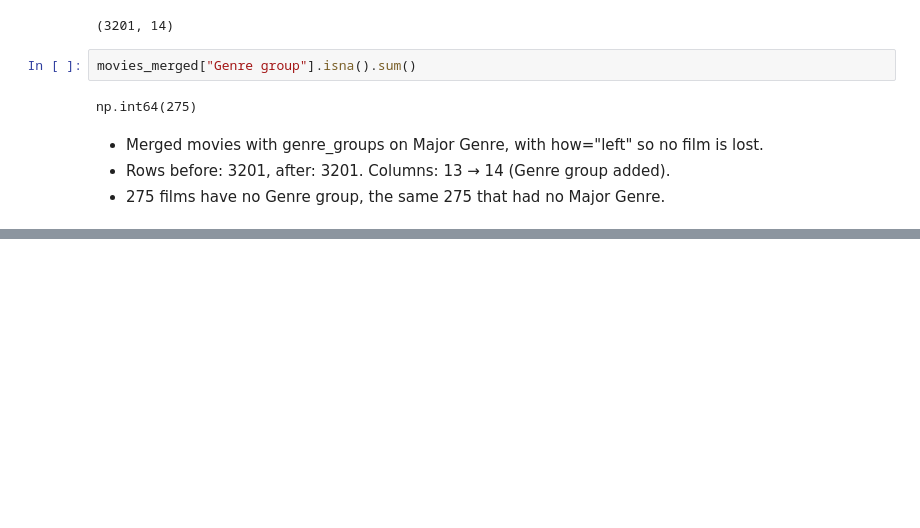
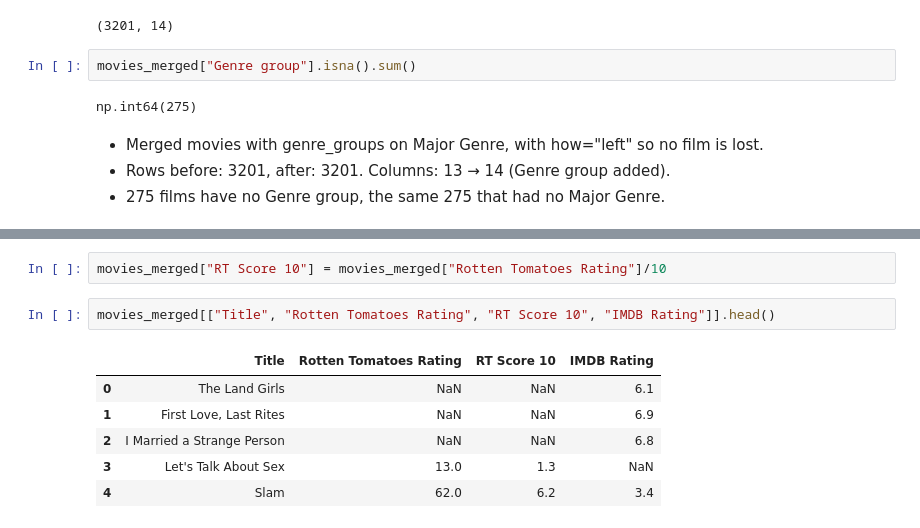
Before and after one commit to Krithika-15/Lexicon, a Jupyter notebook: Data Analysis and visualisation/Project/movies_project.ipynb, the cells around one changed output, grey strips where cells are left out. Saved outputs shown, nothing was run; the diff lists cells and outputs as text; blank space fills up the shorter version.

```diff
--- a/Data Analysis and visualisation/Project/movies_project.ipynb
+++ b/Data Analysis and visualisation/Project/movies_project.ipynb
@@ -313,0 +361,11 @@ np.int64(275)
+# %%
+movies_merged["RT Score 10"] = movies_merged["Rotten Tomatoes Rating"]/10
+# %%
+movies_merged[["Title", "Rotten Tomatoes Rating", "RT Score 10", "IMDB Rating"]].head()
+# %% [output]
+|  | Title | Rotten Tomatoes Rating | RT Score 10 | IMDB Rating |
+| 0 | The Land Girls | NaN | NaN | 6.1 |
+| 1 | First Love, Last Rites | NaN | NaN | 6.9 |
+| 2 | I Married a Strange Person | NaN | NaN | 6.8 |
+| 3 | Let's Talk About Sex | 13.0 | 1.3 | NaN |
+| 4 | Slam | 62.0 | 6.2 | 3.4 |
```
Also changed, not shown: parts of 10 cells of this notebook.
